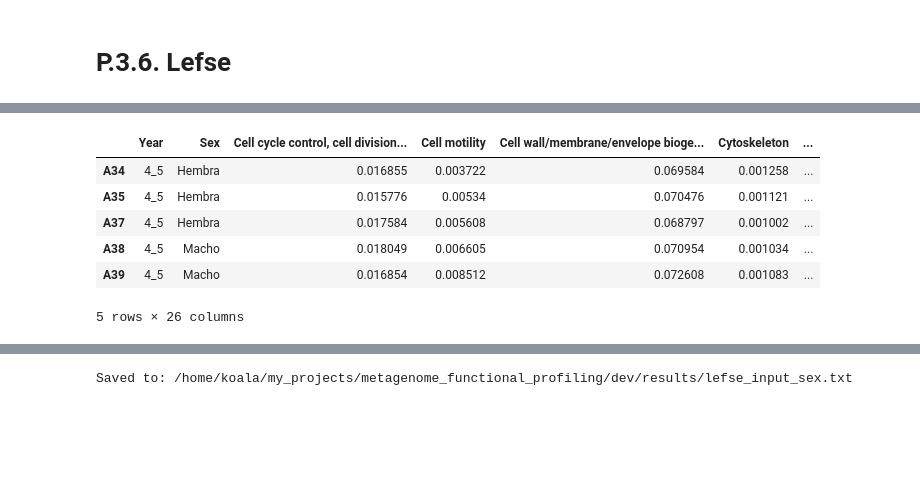
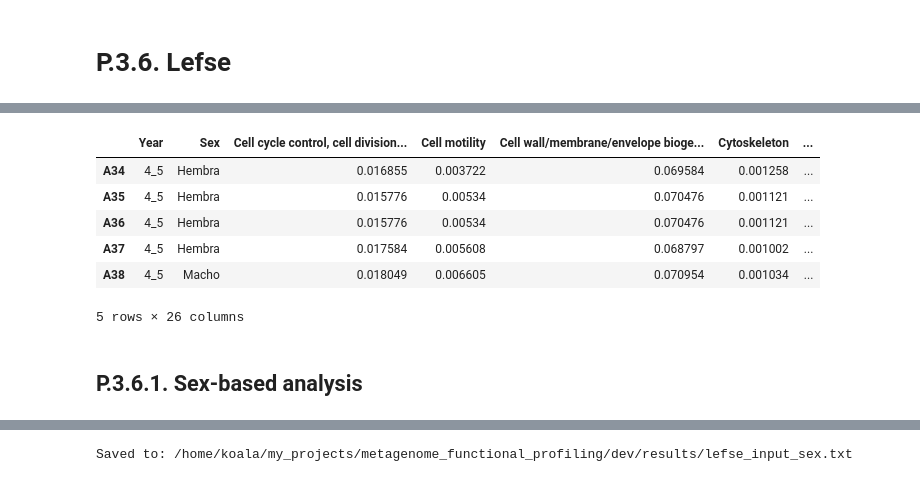
Before and after one commit to limrp/GeneVariantFastAPI, a Jupyter notebook: metagenome_metabolic_profiling/dev/script/met_prof_1.ipynb, the cells around one changed output, grey strips where cells are left out. Drawn from its saved outputs; the diff is of its cells as text; code cells hidden in the pictures; blank space fills up the shorter version.

```diff
--- a/metagenome_metabolic_profiling/dev/script/met_prof_1.ipynb
+++ b/metagenome_metabolic_profiling/dev/script/met_prof_1.ipynb
@@ -900,32 +906,34 @@ data.head()
 # %%
 # Load CSVs
 # Load the normalized functional profiling data
-data = pd.read_csv('/home/koala/my_projects/metagenome_metabolic_profiling/data/real_samples/results/normalized.csv')
+data = pd.read_csv('/home/koala/my_projects/metagenome_metabolic_profiling/data/real_samples/results/r2/normalized_sorted.csv')
 
 # Load metadata
 metadata = pd.read_csv('/home/koala/my_projects/metagenome_metabolic_profiling/dev/data/metadata_bo1_reduced.csv')
 
 # Merge Data with Metadata
 # Set the index to the sample names for both dataframes
 # data.set_index('Functional group', inplace=True)
 data.set_index('FC description', inplace=True)
 metadata.set_index('sample_id', inplace=True)
 # Transpose the data so that samples are columns and features are rows
 data_transposed = data.T
 data_transposed.head()
 # Drop first row using drop()
 # data_transposed.drop(index=data_transposed.index[0], axis=0, inplace=True)
 # Merge the data with metadata (year and sex) on sample names
 merged_data = pd.merge(metadata, data_transposed, left_index=True, right_index=True)
 merged_data.head()
 # %% [output]
 |  | Year | Sex | Cell cycle control, cell division... | Cell motility | Cell wall/membrane/envelope bioge... | Cytoskeleton | ... |
 | A34 | 4_5 | Hembra | 0.016855 | 0.003722 | 0.069584 | 0.001258 | ... |
 | A35 | 4_5 | Hembra | 0.015776 | 0.00534 | 0.070476 | 0.001121 | ... |
+| A36 | 4_5 | Hembra | 0.015776 | 0.00534 | 0.070476 | 0.001121 | ... |
 | A37 | 4_5 | Hembra | 0.017584 | 0.005608 | 0.068797 | 0.001002 | ... |
 | A38 | 4_5 | Macho | 0.018049 | 0.006605 | 0.070954 | 0.001034 | ... |
-| A39 | 4_5 | Macho | 0.016854 | 0.008512 | 0.072608 | 0.001083 | ... |
 5 rows × 26 columns
+# %% [markdown]
+## P.3.6.1. Sex-based analysis
 # %%
 # For Sex-based analysis
 grouping_row = merged_data['Sex']
```
Also changed, not shown: parts of 23 cells of this notebook.
